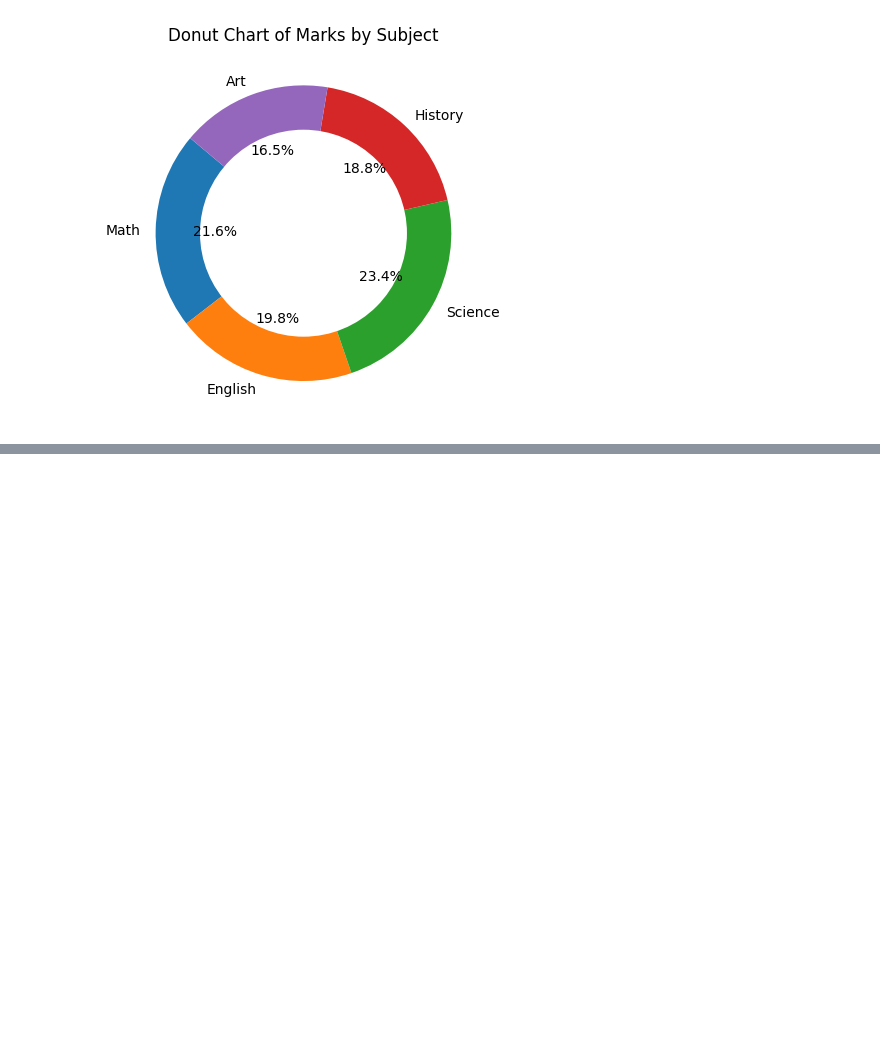
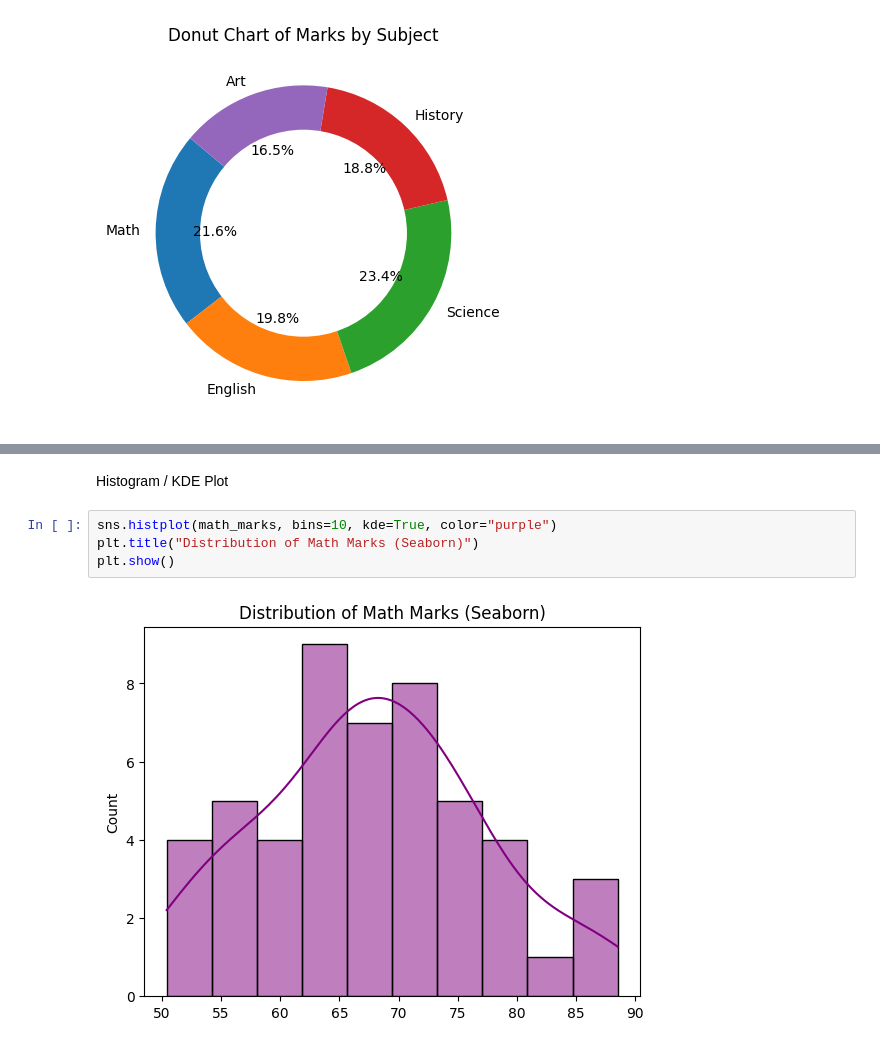
Before and after one commit to Gordonwest08/INTRODICTION-TO-DATA-VISUALIZATION-IN-PYTHON, a Jupyter notebook: INTRODUCTION TO DATA VISUALIZATION IN PYTHON.ipynb, the cells around one changed output, grey strips where cells are left out. Drawn from its saved outputs; the diff is of its cells as text; blank space fills up the shorter version.

```diff
--- a/INTRODUCTION TO DATA VISUALIZATION IN PYTHON.ipynb
+++ b/INTRODUCTION TO DATA VISUALIZATION IN PYTHON.ipynb
@@ -92,0 +116,8 @@ plt.show()
+# %% [markdown]
+Histogram / KDE Plot
+# %%
+sns.histplot(math_marks, bins=10, kde=True, color="purple")
+plt.title("Distribution of Math Marks (Seaborn)")
+plt.show()
+# %% [output]
+[figure, added]
```
Also changed, not shown: parts of 5 cells of this notebook.
